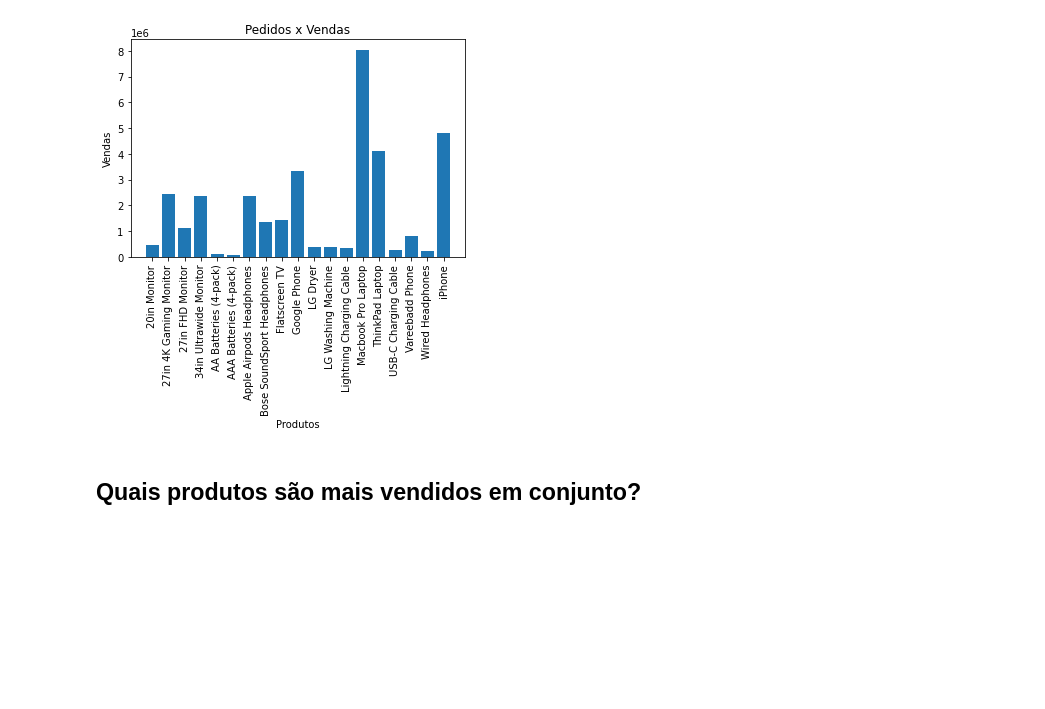
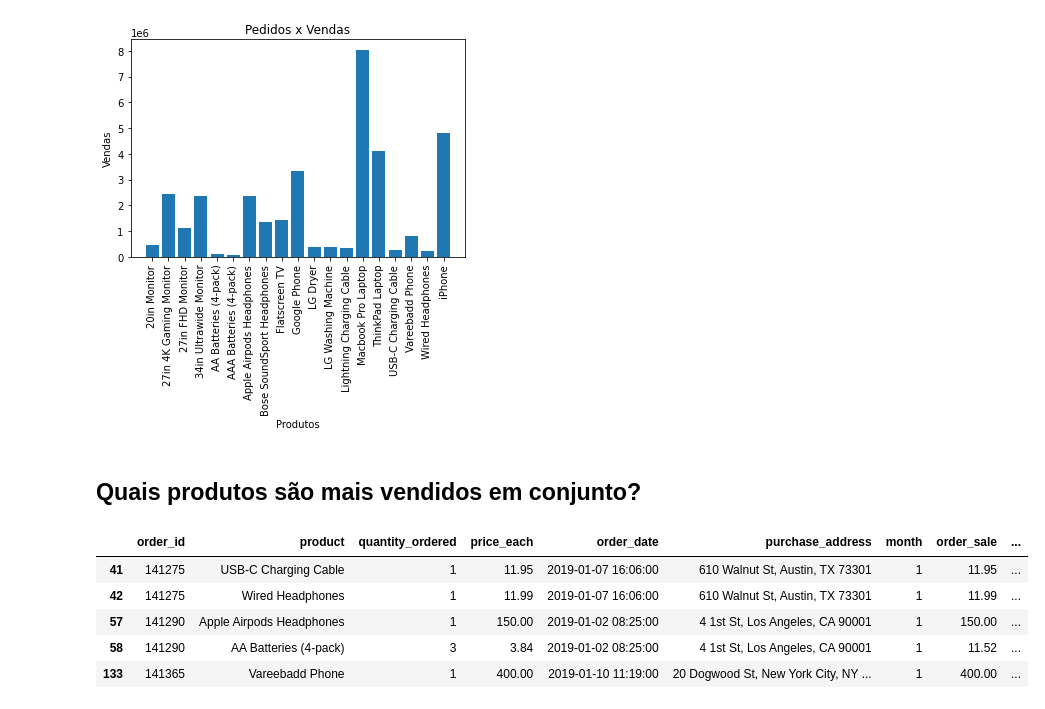
Before and after one commit to vinigm/Portfolio, a Jupyter notebook: 3_SalesAnalysis.ipynb, the cells around one changed output. Drawn from its saved outputs; the diff is of its cells as text; code cells hidden in the pictures; blank space fills up the shorter version.

```diff
--- a/3_SalesAnalysis.ipynb
+++ b/3_SalesAnalysis.ipynb
@@ -484,0 +489,12 @@ plt.show()
+# %%
+# https://stackoverflow.com/questions/43348194/pandas-select-rows-if-id-appear-several-time
+
+df6 = df5[df5['order_id'].duplicated(keep=False)]
+df6.head()
+# %% [output]
+|  | order_id | product | quantity_ordered | price_each | order_date | purchase_address | month | order_sale | ... |
+| 41 | 141275 | USB-C Charging Cable | 1 | 11.95 | 2019-01-07 16:06:00 | 610 Walnut St, Austin, TX 73301 | 1 | 11.95 | ... |
+| 42 | 141275 | Wired Headphones | 1 | 11.99 | 2019-01-07 16:06:00 | 610 Walnut St, Austin, TX 73301 | 1 | 11.99 | ... |
+| 57 | 141290 | Apple Airpods Headphones | 1 | 150.00 | 2019-01-02 08:25:00 | 4 1st St, Los Angeles, CA 90001 | 1 | 150.00 | ... |
+| 58 | 141290 | AA Batteries (4-pack) | 3 | 3.84 | 2019-01-02 08:25:00 | 4 1st St, Los Angeles, CA 90001 | 1 | 11.52 | ... |
+| 133 | 141365 | Vareebadd Phone | 1 | 400.00 | 2019-01-10 11:19:00 | 20 Dogwood St, New York City, NY ... | 1 | 400.00 | ... |
```
Also changed, not shown: parts of 9 cells of this notebook.
